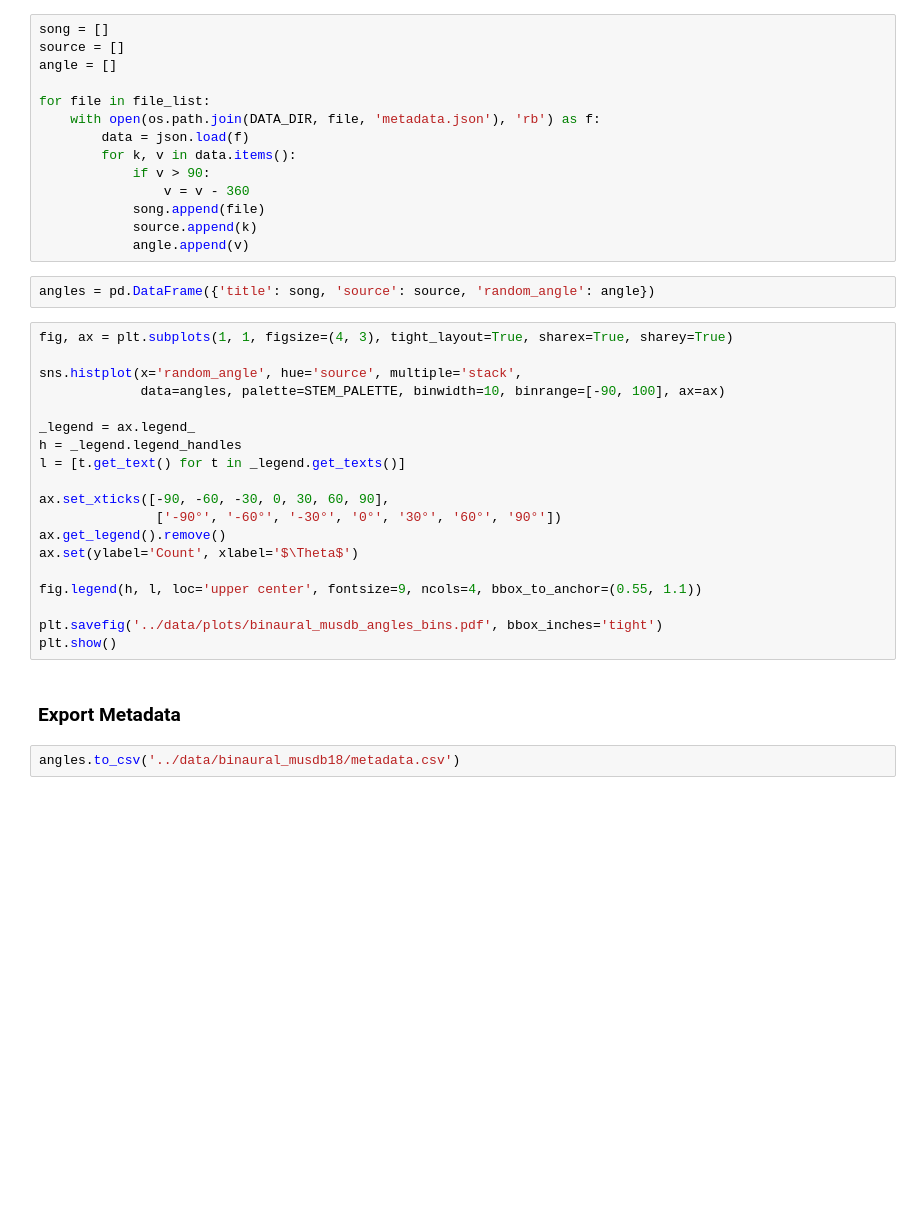
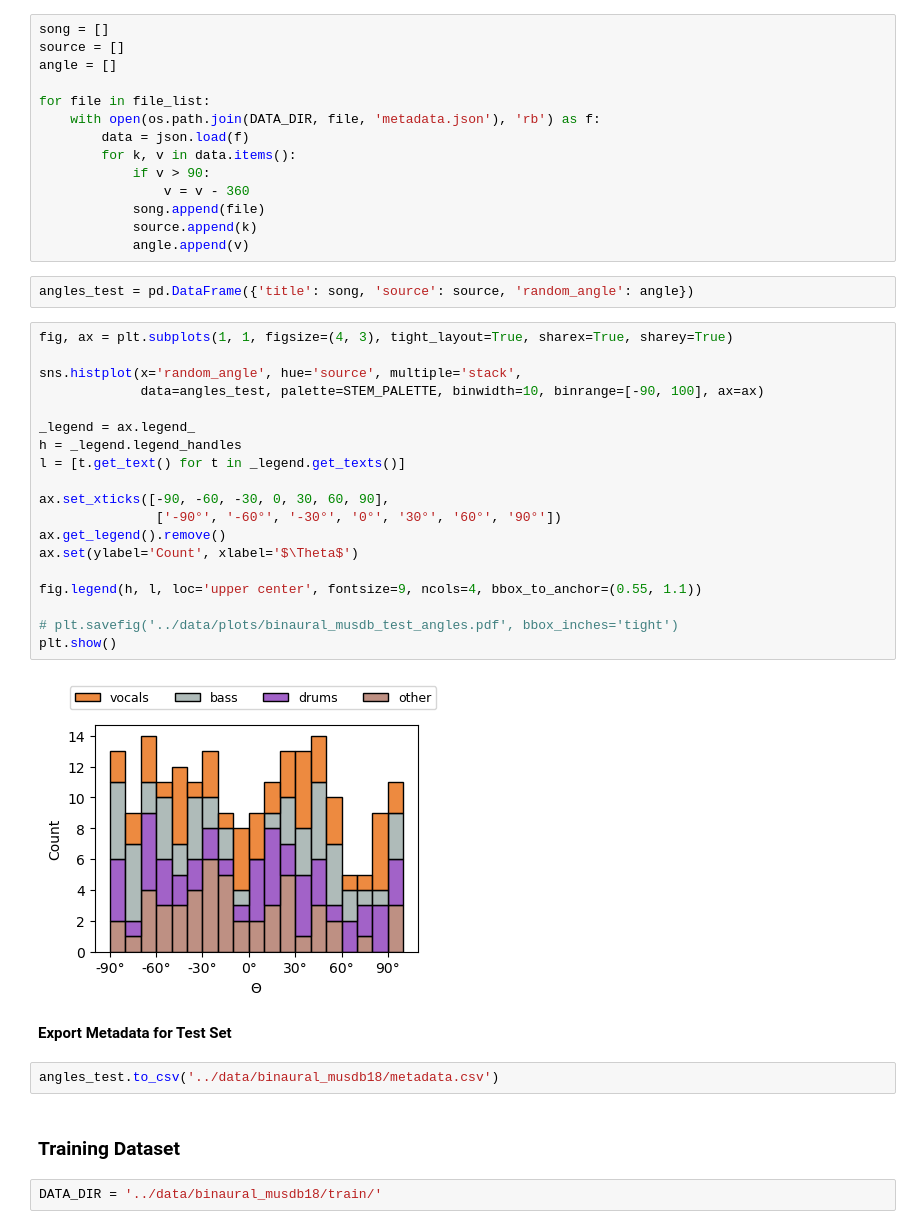
Before and after one commit to richa-namballa/binaural-mss, a Jupyter notebook: notebook/metadata.ipynb, the cells around one changed output. Cells and saved outputs as stored; diff of their text form; blank space fills up the shorter version.

```diff
--- a/notebook/metadata.ipynb
+++ b/notebook/metadata.ipynb
@@ -49,27 +45,33 @@ for file in file_list:
             source.append(k)
             angle.append(v)
 # %%
-angles = pd.DataFrame({'title': song, 'source': source, 'random_angle': angle})
+angles_test = pd.DataFrame({'title': song, 'source': source, 'random_angle': angle})
 # %%
 fig, ax = plt.subplots(1, 1, figsize=(4, 3), tight_layout=True, sharex=True, sharey=True)
 
 sns.histplot(x='random_angle', hue='source', multiple='stack',
-             data=angles, palette=STEM_PALETTE, binwidth=10, binrange=[-90, 100], ax=ax)
+             data=angles_test, palette=STEM_PALETTE, binwidth=10, binrange=[-90, 100], ax=ax)
 
 _legend = ax.legend_
 h = _legend.legend_handles
 l = [t.get_text() for t in _legend.get_texts()]
 
 ax.set_xticks([-90, -60, -30, 0, 30, 60, 90],
                ['-90°', '-60°', '-30°', '0°', '30°', '60°', '90°'])
 ax.get_legend().remove()
 ax.set(ylabel='Count', xlabel='$\Theta$')
 
 fig.legend(h, l, loc='upper center', fontsize=9, ncols=4, bbox_to_anchor=(0.55, 1.1))
 
-plt.savefig('../data/plots/binaural_musdb_angles_bins.pdf', bbox_inches='tight')
+# plt.savefig('../data/plots/binaural_musdb_test_angles.pdf', bbox_inches='tight')
 plt.show()
+# %% [output]
+[figure, added]
 # %% [markdown]
-### Export Metadata
+**Export Metadata for Test Set**
 # %%
-angles.to_csv('../data/binaural_musdb18/metadata.csv')
+angles_test.to_csv('../data/binaural_musdb18/metadata.csv')
+# %% [markdown]
+### Training Dataset
+# %%
+DATA_DIR = '../data/binaural_musdb18/train/'
```
Also changed, not shown: parts of 14 cells of this notebook, 30 other files.
